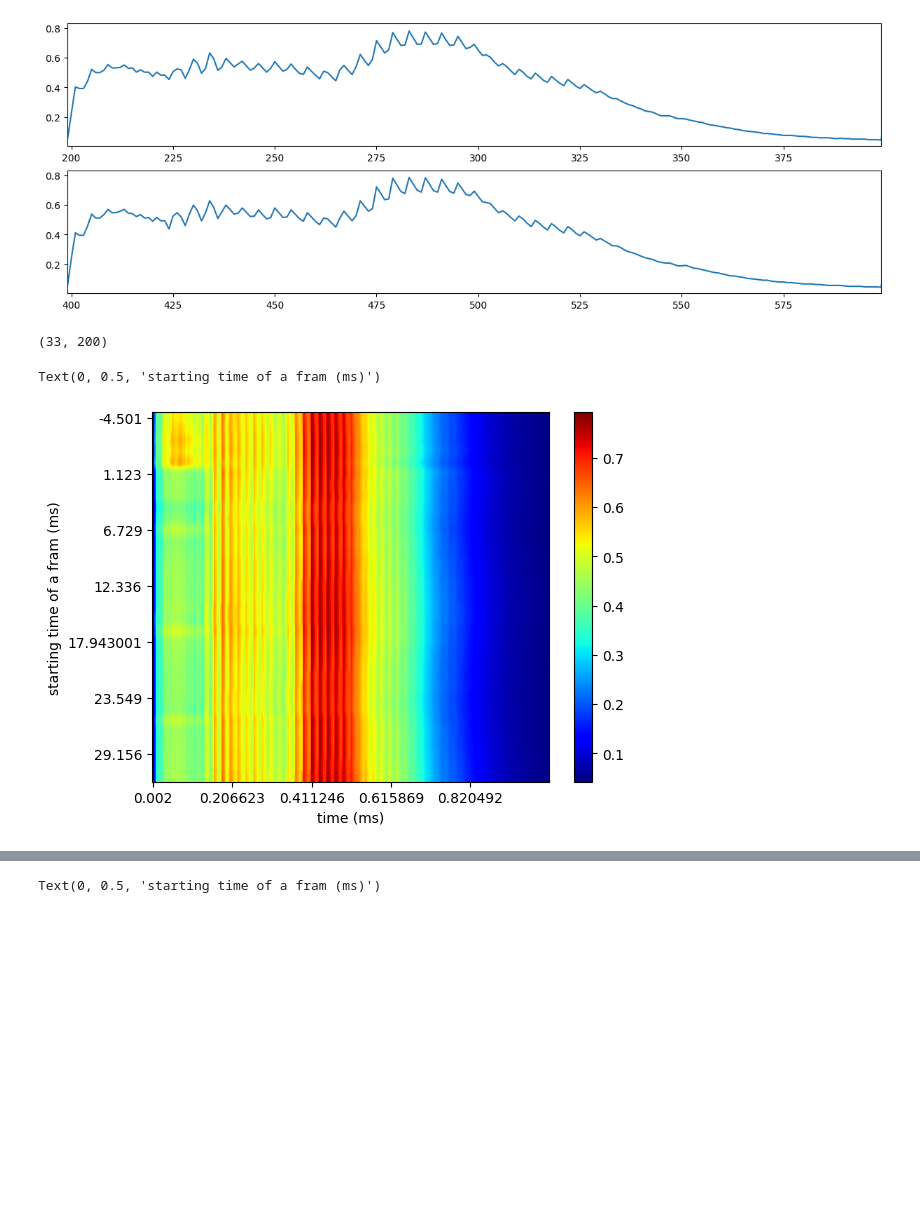
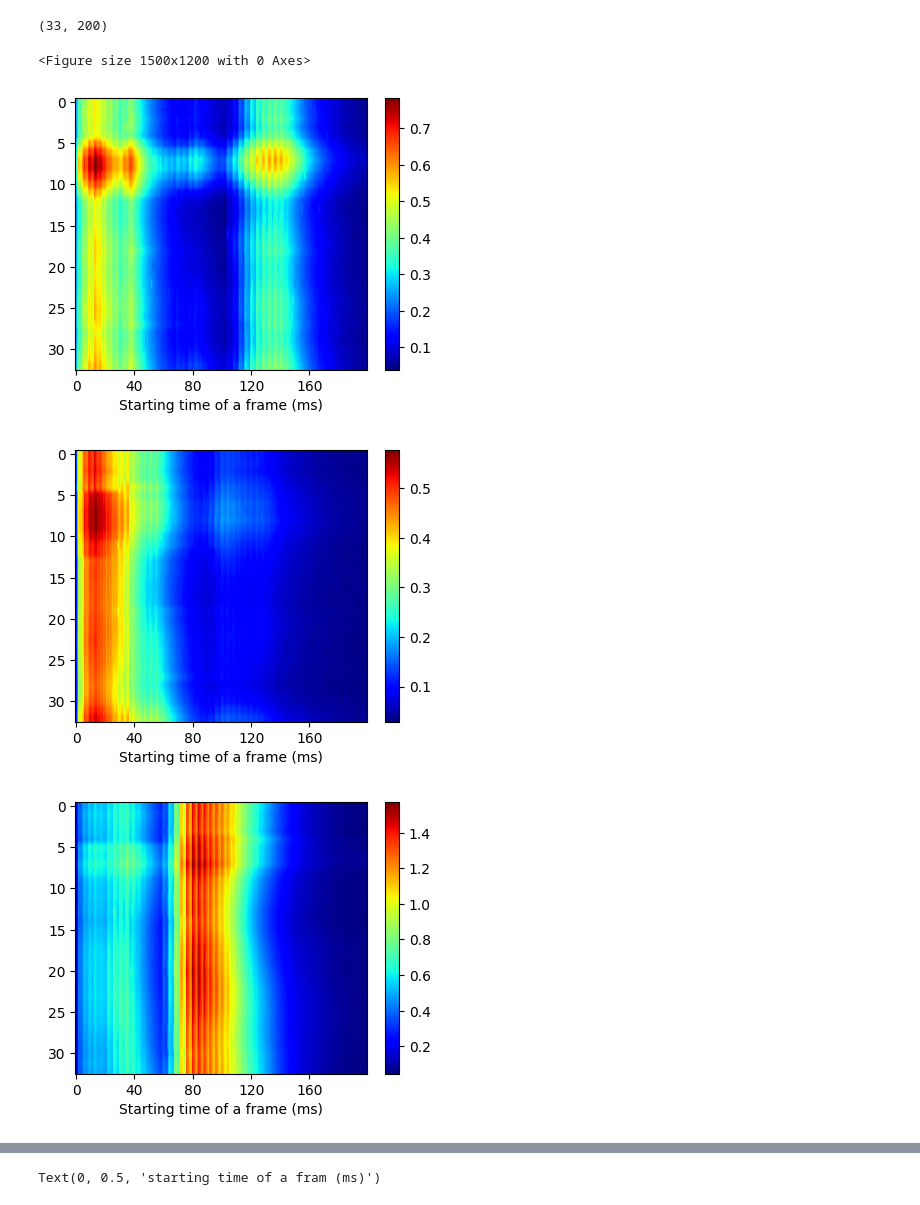
Before and after one commit to happyRainDrop/SmartHammer, a Jupyter notebook: src/ruth_data_Arduino.ipynb, the cells around one changed output, grey strips where cells are left out. Saved outputs shown, nothing was run; the diff lists cells and outputs as text; code cells hidden in the pictures; blank space fills up the shorter version.

```diff
--- a/src/ruth_data_Arduino.ipynb
+++ b/src/ruth_data_Arduino.ipynb
@@ -35,7 +70,6 @@ plt.figure(figsize=(15, 12))
 plt.subplots_adjust(hspace=0.5)
 plt.suptitle("Cuff Signal vs Time (All Bursts)", fontsize=18, y=0.95)
 
-# loop through the length of tickers and keep track of index
 n = 0
 overlay = False
 ax_subp = None
@@ -46,13 +80,17 @@ color_array = ["blue", "orange", "green", "red", "purple", "brown",
 for n in range(len(cuff_dfs)):
     df_cuff = cuff_dfs[n]
     df_hammer = hammer_dfs[n]
+    waveform_minima = cuff_indiv_waveform_minima_indicies[n]
 
     # add a new subplot iteratively
-    if (not overlay): ax_subp = plt.subplot(3, 2, n+1)
+    if (not overlay): ax_subp = plt.subplot(4, 4, n+1)
     elif (ax_subp is None): ax_subp = plt.subplot(1, 1, 1)
 
     ax_subp.plot(df_cuff[:,0], df_cuff[:,1], c=color_array[n % len(cuff_dfs)], label="Cuff")
     ax_subp.plot(df_hammer[:,0], df_hammer[:,1], c=color_array[n % len(cuff_dfs)], alpha=0.5, label="Hammer")
+    for m in waveform_minima:
+        ax_subp.plot(df_cuff[:,0][m], df_cuff[:,1][m], c=color_array[n % len(cuff_dfs)], marker="o", markersize=3)
+
 
     # chart formatting
     if (not overlay): ax_subp.set_title("Data from " + str(chosen_folder_cuff[n]))
@@ -66,20 +104,10 @@ plt.show()
-# %%
-plt.figure(figsize=(15,5))
-plt.subplot(2,1,1)
-plt.plot(aa1[:,1])
-plt.xlim((199,399))
-plt.subplot(2,1,2)
-plt.plot(aa1[:,1])
-plt.xlim((399,599))
-
-plt.show()
-# %% [output]
-[figure, removed]
 # %%
-# star of
-aaa1=aa1[199:6799,1]
-aaa_chuped1=aaa1.reshape(-1,200)
-aaaa1 = np.vstack(aaa_chuped1)
+cuff_df_reshaped_by_burst = []
+for cuff_df in cuff_dfs:
+    new_df = cuff_df[:, 1][DATA_LENGTH - 1: len(cuff_df) - DATA_LENGTH]
+    new_df = new_df.reshape(-1, DATA_LENGTH)
+    new_df = np.vstack(new_df)
+    cuff_df_reshaped_by_burst.append(new_df.astype(float))
 # %%
 np.shape(aaaa1)
 # %% [output]
@@ -90,16 +118,27 @@ t= aa1[999:1199,0]
 # %%
 aaaa1 = aaaa1.astype(float)
 # %%
-plt.imshow(aaaa1, aspect='auto', cmap='jet')
-y_ticks = np.arange(0,35,5)
-x_ticks = np.arange(0,200,40)
+plt.figure(figsize=(15, 12))
+plt.subplots_adjust(hspace=0.5)
+plt.suptitle("??????", fontsize=18, y=0.95)
 
-plt.xticks(ticks=x_ticks, labels=t[np.arange(0,200,40)])
-plt.yticks(ticks=y_ticks, labels=T[np.arange(0, 35, 5)])
-plt.colorbar()
+for cuff_df in cuff_df_reshaped_by_burst:
+    fig = plt.figure(figsize=(16, 12))
+    ax_subp = fig.add_subplot(4, 4, n+1)
 
-plt.xlabel('time (ms)')
-plt.ylabel('starting time of a fram (ms)')
+    im1 = ax_subp.imshow(cuff_df, aspect='auto', cmap='jet')
+    fig.colorbar(im1)
+
+    x_ticks = np.arange(0, DATA_LENGTH, 40)
+    y_ticks = np.arange(0,NUM_PULSES, 5)
+    ax_subp.set_xticks(x_ticks)
+    ax_subp.set_yticks(y_ticks)
+    ax_subp.set_xlabel("Time (ms)")
+    ax_subp.set_xlabel("Starting time of a frame (ms)")
+
+plt.show()
 # %% [output]
-Text(0, 0.5, 'starting time of a fram (ms)')
+<Figure size 1500x1200 with 0 Axes>
-[figure, old version]
+[figure, new version]
+[figure, added]
+[figure, added]
```
Also changed, not shown: parts of 6 cells of this notebook.
